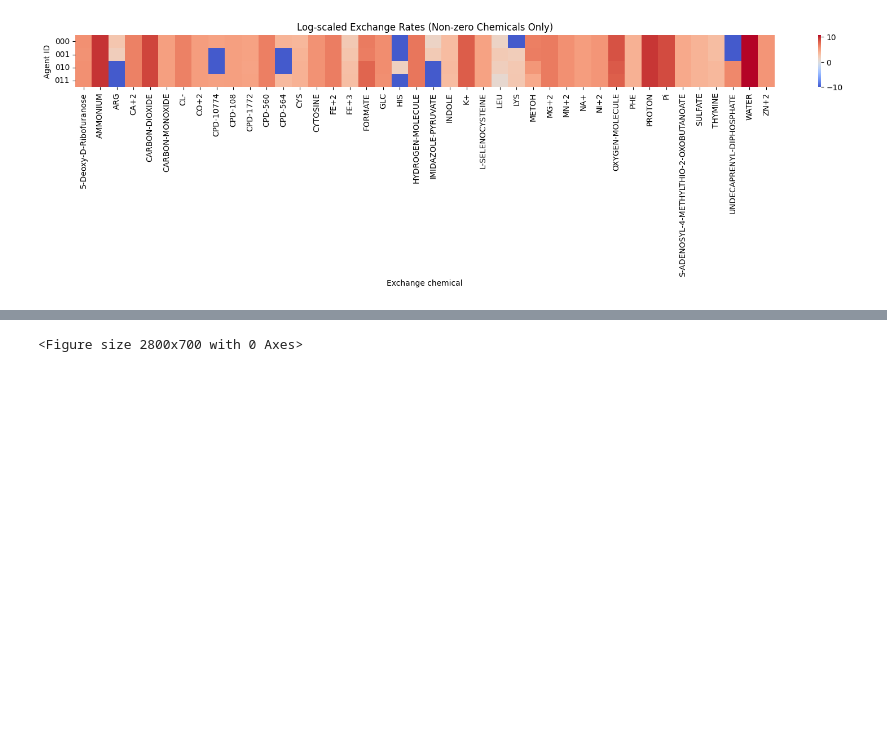
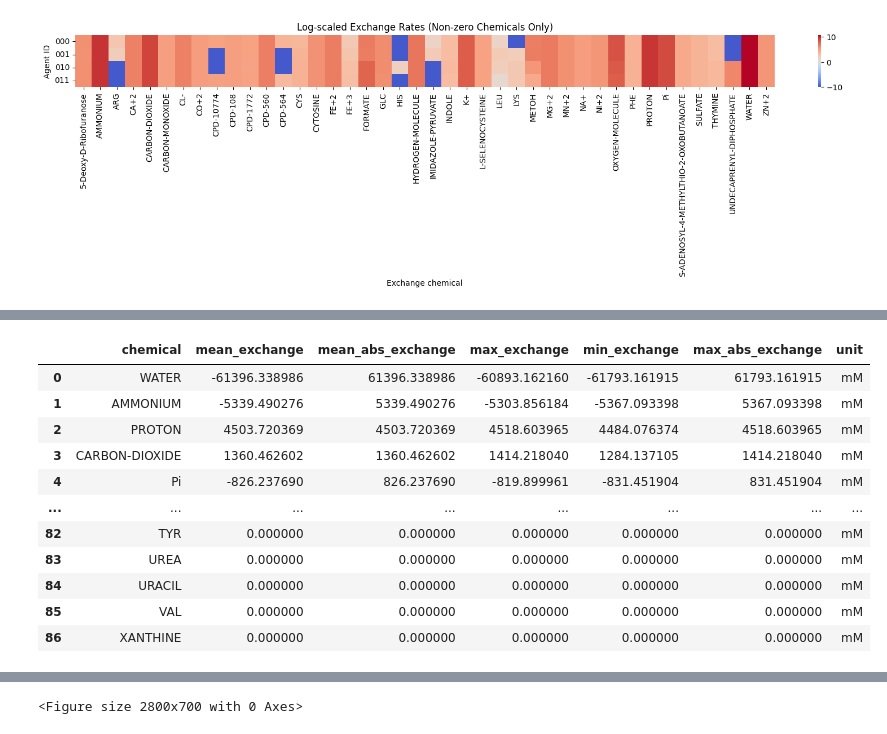
Before and after one commit to katha815/vEcoli-Local, a Jupyter notebook: reading/colony simulation.ipynb, the cells around one changed output, grey strips where cells are left out. Drawn from its saved outputs; the diff is of its cells as text; code cells hidden in the pictures; blank space fills up the shorter version.

```diff
--- a/reading/colony simulation.ipynb
+++ b/reading/colony simulation.ipynb
@@ -580,0 +710,14 @@ plt.show()
+# %%
+import json
+
+json_path = "/user/home/il22158/work/vEcoli/data/baseline_2gen_seed_0_colony_t6000.json"
+
+with open(json_path, "r") as f:
+    data = json.load(f)
+
+agents = data["agents"]
+
+# Print mmol_to_counts for each agent (raw value from JSON)
+for agent_id in sorted(agents):
+    mmol_to_counts = agents[agent_id].get("boundary", {}).get("mmol_to_counts")
+    print(agent_id, mmol_to_counts)
@@ -580,0 +735,86 @@ plt.show()
+# %%
+from pathlib import Path
+import re
+import pandas as pd
+
+project_name = "baseline_2gen_seed_0_colony_t6000"
+
+
+def normalize_exchange_name(name):
+    return re.sub(r"\[.*?\]", "", str(name)).strip()
+
+
+def parse_units_number(value):
+    # Works for strings like "!units[771553.3883459674 / millimolar]"
+    if isinstance(value, str):
+        m = re.search(r"\[([+-]?\d*\.?\d+(?:[eE][+-]?\d+)?)", value)
+        if m:
+            return float(m.group(1))
+    return float(value)
+
+
+def counts_to_mM(delta_counts, mmol_to_counts_raw):
+    mmol_to_counts = parse_units_number(mmol_to_counts_raw)  # counts per mM
+    if mmol_to_counts <= 0:
+        return pd.NA
+    return delta_counts / mmol_to_counts  # mM per step
+
+
+# Build wide matrix first: rows=agents, columns=chemicals, values=exchange (mM per step)
+exchange_data = []
+for agent_id in agent_ids:
+    agent = agents[agent_id]
+    env = agent.get("environment", {})
+    boundary = agent.get("boundary", {})
+    exchange = env.get("exchange", {})
+
+    mmol_to_counts_raw = boundary.get("mmol_to_counts")
+
+    row = {"agent_id": agent_id}
+    for chem, rate in exchange.items():
+        row[normalize_exchange_name(chem)] = counts_to_mM(rate, mmol_to_counts_raw)
+    exchange_data.append(row)
+
+exchange_df = pd.DataFrame(exchange_data).set_index("agent_id").fillna(0)
+
+# Summarize by chemical: rows=chemicals
+ranked_exchange_df = pd.DataFrame(
+    {
+        "chemical": exchange_df.columns,
+        "mean_exchange": exchange_df.mean(axis=0).values,
+        "mean_abs_exchange": exchange_df.abs().mean(axis=0).values,
+        "max_exchange": exchange_df.max(axis=0).values,
+        "min_exchange": exchange_df.min(axis=0).values,
+        "max_abs_exchange": exchange_df.abs().max(axis=0).values,
+        "unit": "mM",
+    }
+).sort_values(
+    by="max_abs_exchange",
+    ascending=False,
+    ignore_index=True,
+)
+
+display(ranked_exchange_df)
+print("Shape:", ranked_exchange_df.shape)
+
+out_path = Path(
+    "/user/home/il22158/work/vEcoli/reading/results/colony/"
+    f"ranked_external_exchange__{project_name}__mM.csv"
+)
+out_path.parent.mkdir(parents=True, exist_ok=True)
+ranked_exchange_df.to_csv(out_path, index=False)
+
+print(f"Saved ranked exchange summary: {out_path}")
+# %% [output]
+|  | chemical | mean_exchange | mean_abs_exchange | max_exchange | min_exchange | max_abs_exchange | unit |
+| 0 | WATER | -61396.338986 | 61396.338986 | -60893.162160 | -61793.161915 | 61793.161915 | mM |
+| 1 | AMMONIUM | -5339.490276 | 5339.490276 | -5303.856184 | -5367.093398 | 5367.093398 | mM |
+| 2 | PROTON | 4503.720369 | 4503.720369 | 4518.603965 | 4484.076374 | 4518.603965 | mM |
+| 3 | CARBON-DIOXIDE | 1360.462602 | 1360.462602 | 1414.218040 | 1284.137105 | 1414.218040 | mM |
+| 4 | Pi | -826.237690 | 826.237690 | -819.899961 | -831.451904 | 831.451904 | mM |
+| ... | ... | ... | ... | ... | ... | ... | ... |
+| 82 | TYR | 0.000000 | 0.000000 | 0.000000 | 0.000000 | 0.000000 | mM |
+| 83 | UREA | 0.000000 | 0.000000 | 0.000000 | 0.000000 | 0.000000 | mM |
+| 84 | URACIL | 0.000000 | 0.000000 | 0.000000 | 0.000000 | 0.000000 | mM |
+| 85 | VAL | 0.000000 | 0.000000 | 0.000000 | 0.000000 | 0.000000 | mM |
+| 86 | XANTHINE | 0.000000 | 0.000000 | 0.000000 | 0.000000 | 0.000000 | mM |
```
Also changed, not shown: parts of 19 cells of this notebook, 15 other files.
